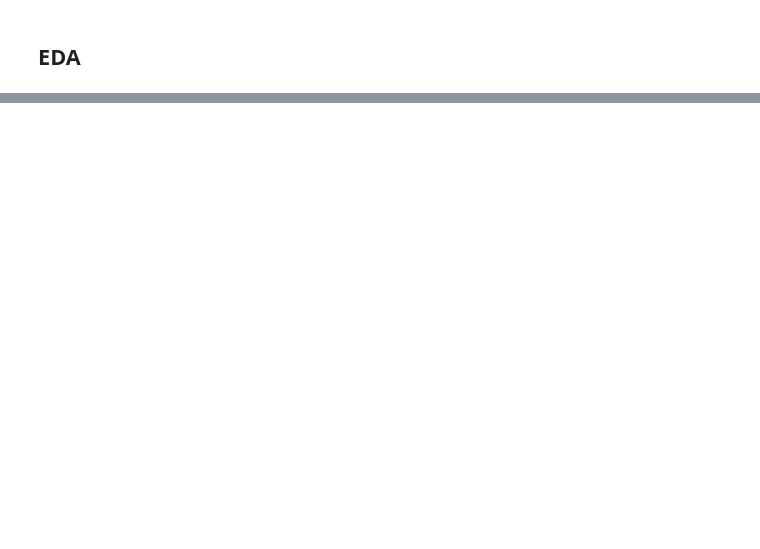
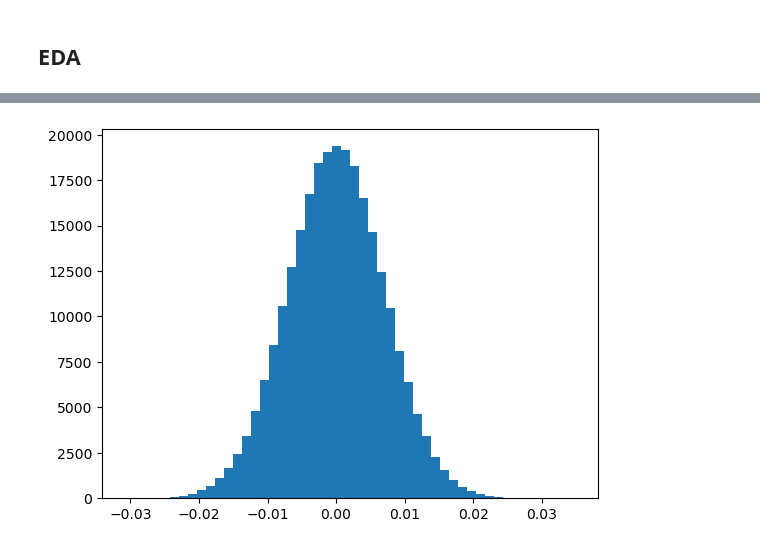
Before and after one commit to babak3548/Howsam, a Jupyter notebook: Word2VecWithPytorchV3.ipynb, the cells around one changed output, grey strips where cells are left out. Saved outputs shown, nothing was run; the diff lists cells and outputs as text; code cells hidden in the pictures; blank space fills up the shorter version.

```diff
--- a/Word2VecWithPytorchV3.ipynb
+++ b/Word2VecWithPytorchV3.ipynb
@@ -182,0 +663,4 @@ torch.Size([3, 2, 4])
+# %%
+plt.hist(model.decoders[2].mlp.down_proj.weight.flatten().detach().cpu(), bins=50);
+# %% [output]
+[figure, added]
```
Also changed, not shown: parts of 72 cells of this notebook.
